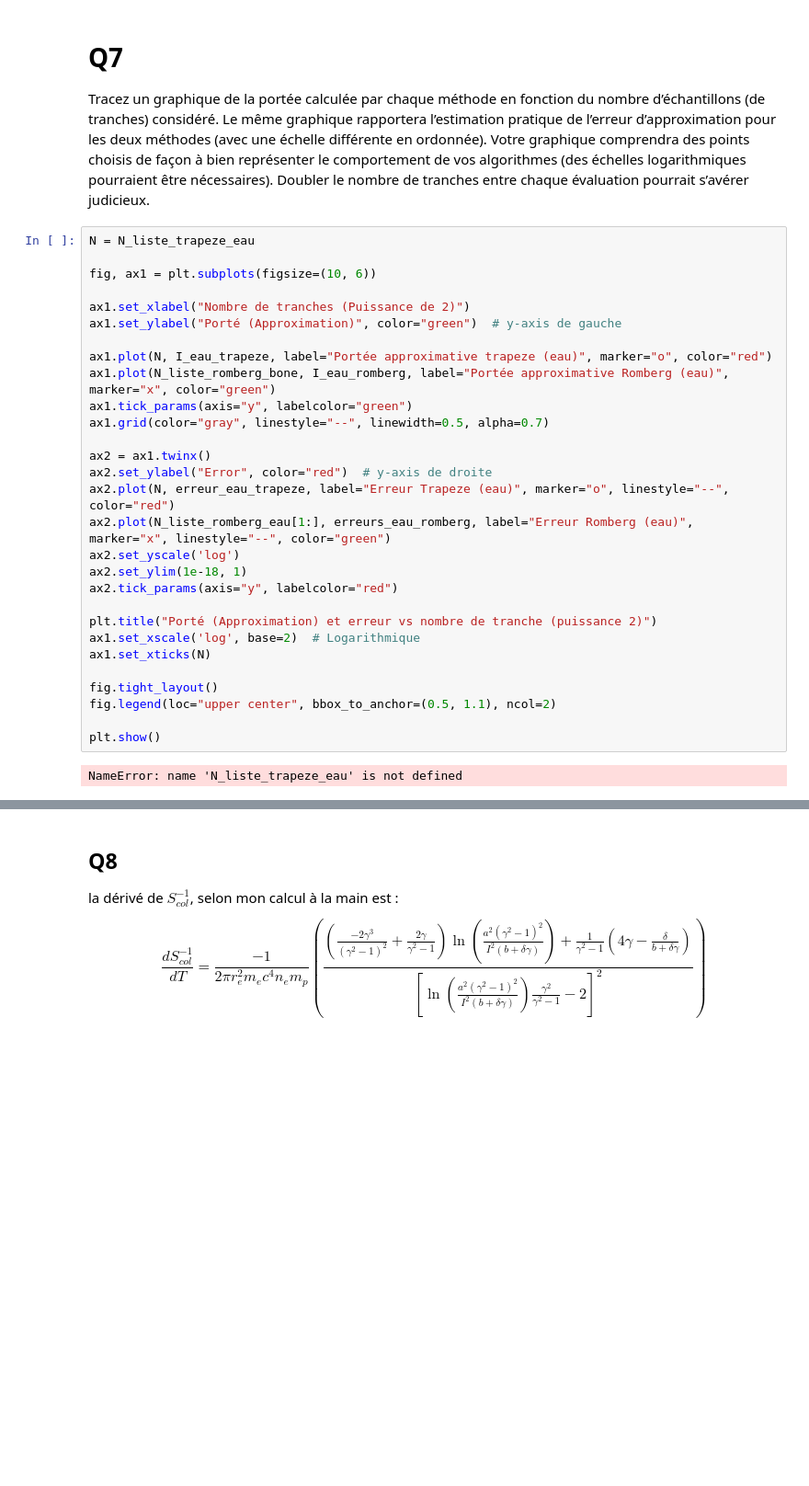
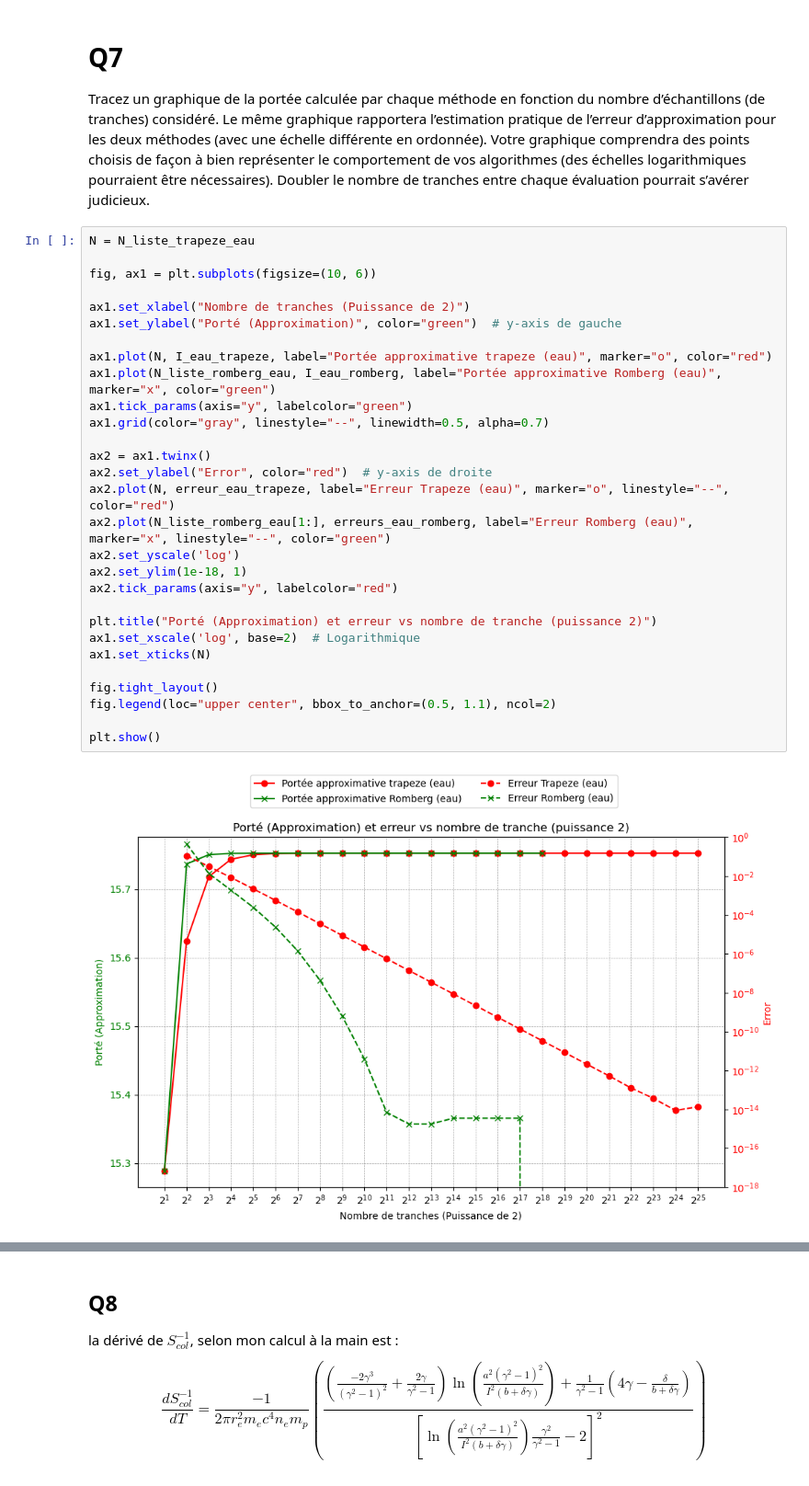
Before and after one commit to craqu/TP_PhysNum, a Jupyter notebook: TP1_AntoineVeillette_EmilePoirier_MichaelHudon.ipynb, the cells around one changed output, grey strips where cells are left out. Shown at 92% size. Cells and saved outputs as stored; diff of their text form; blank space fills up the shorter version.

```diff
--- a/TP1_AntoineVeillette_EmilePoirier_MichaelHudon.ipynb
+++ b/TP1_AntoineVeillette_EmilePoirier_MichaelHudon.ipynb
@@ -373,32 +438,32 @@ Tracez un graphique de la portée calculée par chaque méthode en fonction du n
 # %%
 N = N_liste_trapeze_eau
 
 fig, ax1 = plt.subplots(figsize=(10, 6))
 
 ax1.set_xlabel("Nombre de tranches (Puissance de 2)")
 ax1.set_ylabel("Porté (Approximation)", color="green")  # y-axis de gauche
 
 ax1.plot(N, I_eau_trapeze, label="Portée approximative trapeze (eau)", marker="o", color="red")
-ax1.plot(N_liste_romberg_bone, I_eau_romberg, label="Portée approximative Romberg (eau)", marker="x", color="green")
+ax1.plot(N_liste_romberg_eau, I_eau_romberg, label="Portée approximative Romberg (eau)", marker="x", color="green")
 ax1.tick_params(axis="y", labelcolor="green")
 ax1.grid(color="gray", linestyle="--", linewidth=0.5, alpha=0.7)
 
 ax2 = ax1.twinx()
 ax2.set_ylabel("Error", color="red")  # y-axis de droite
 ax2.plot(N, erreur_eau_trapeze, label="Erreur Trapeze (eau)", marker="o", linestyle="--", color="red")
 ax2.plot(N_liste_romberg_eau[1:], erreurs_eau_romberg, label="Erreur Romberg (eau)", marker="x", linestyle="--", color="green")
 ax2.set_yscale('log')
 ax2.set_ylim(1e-18, 1)
 ax2.tick_params(axis="y", labelcolor="red")
 
 plt.title("Porté (Approximation) et erreur vs nombre de tranche (puissance 2)")
 ax1.set_xscale('log', base=2)  # Logarithmique
 ax1.set_xticks(N)
 
 fig.tight_layout()
 fig.legend(loc="upper center", bbox_to_anchor=(0.5, 1.1), ncol=2)
 
 plt.show()
 # %% [output]
-NameError: name 'N_liste_trapeze_eau' is not defined
+[figure, added]
 # %%
```
Also changed, not shown: parts of 13 cells of this notebook.
